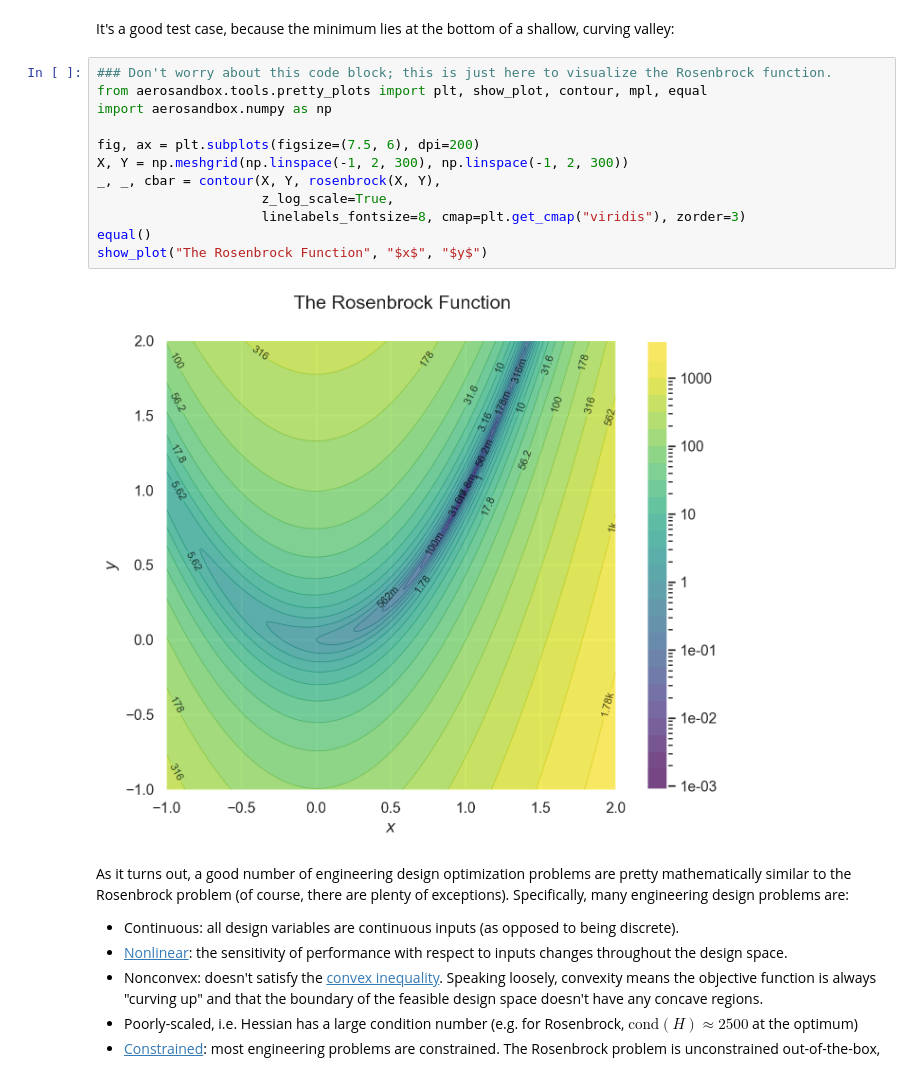
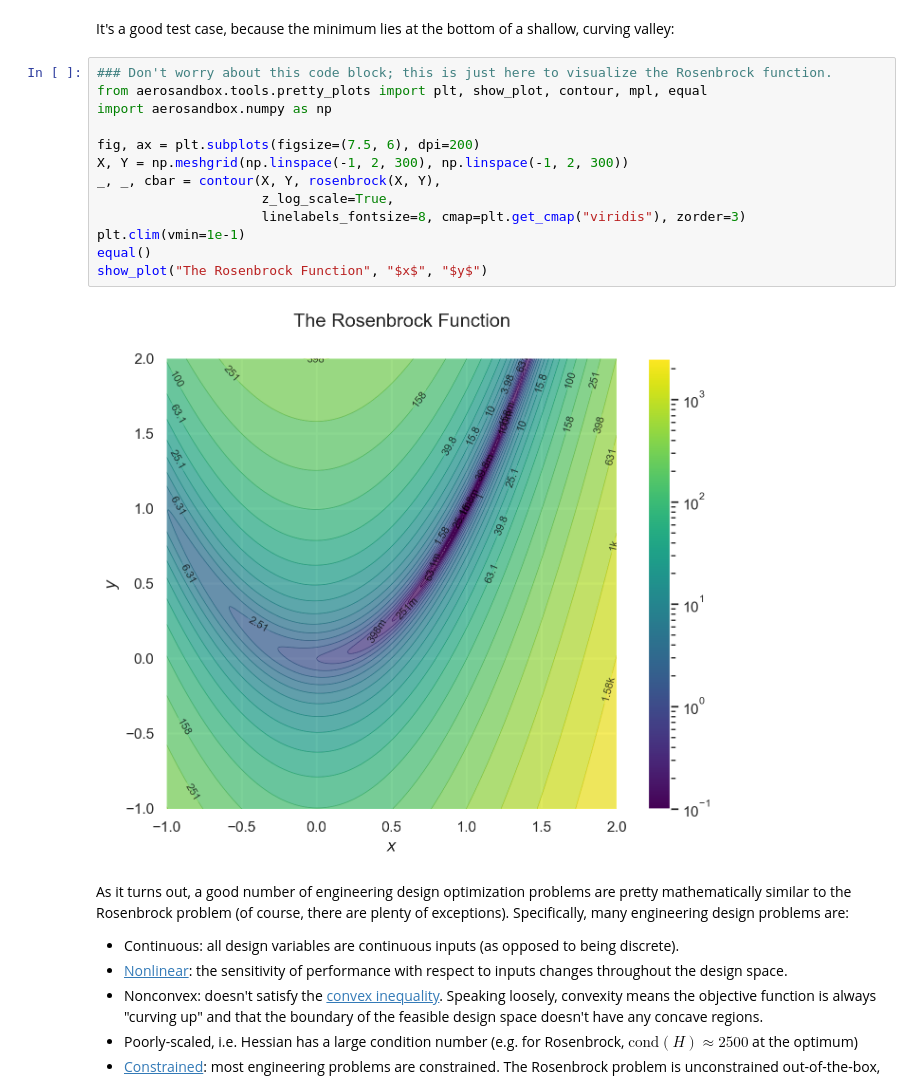
Before and after one commit to peterdsharpe/AeroSandbox, a Jupyter notebook: tutorial/01 - Optimization and Math/01 - 2D Rosenbrock.ipynb, the cells around one changed output. Drawn from its saved outputs; the diff is of its cells as text.

Commit message:
make plots prettier

```diff
--- a/tutorial/01 - Optimization and Math/01 - 2D Rosenbrock.ipynb
+++ b/tutorial/01 - Optimization and Math/01 - 2D Rosenbrock.ipynb
@@ -20,17 +20,18 @@ It's a good test case, because the minimum lies at the bottom of a shallow, curv
 # %%
 ### Don't worry about this code block; this is just here to visualize the Rosenbrock function.
 from aerosandbox.tools.pretty_plots import plt, show_plot, contour, mpl, equal
 import aerosandbox.numpy as np
 
 fig, ax = plt.subplots(figsize=(7.5, 6), dpi=200)
 X, Y = np.meshgrid(np.linspace(-1, 2, 300), np.linspace(-1, 2, 300))
 _, _, cbar = contour(X, Y, rosenbrock(X, Y),
                      z_log_scale=True,
                      linelabels_fontsize=8, cmap=plt.get_cmap("viridis"), zorder=3)
+plt.clim(vmin=1e-1)
 equal()
 show_plot("The Rosenbrock Function", "$x$", "$y$")
 # %% [output]
-[figure, old version]
+[figure, new version]
 # %% [markdown]
 As it turns out, a good number of engineering design optimization problems are pretty mathematically similar to the Rosenbrock problem (of course, there are plenty of exceptions). Specifically, many engineering design problems are:
 
```
Also changed, not shown: parts of 1 cell of this notebook, 1 other file.
